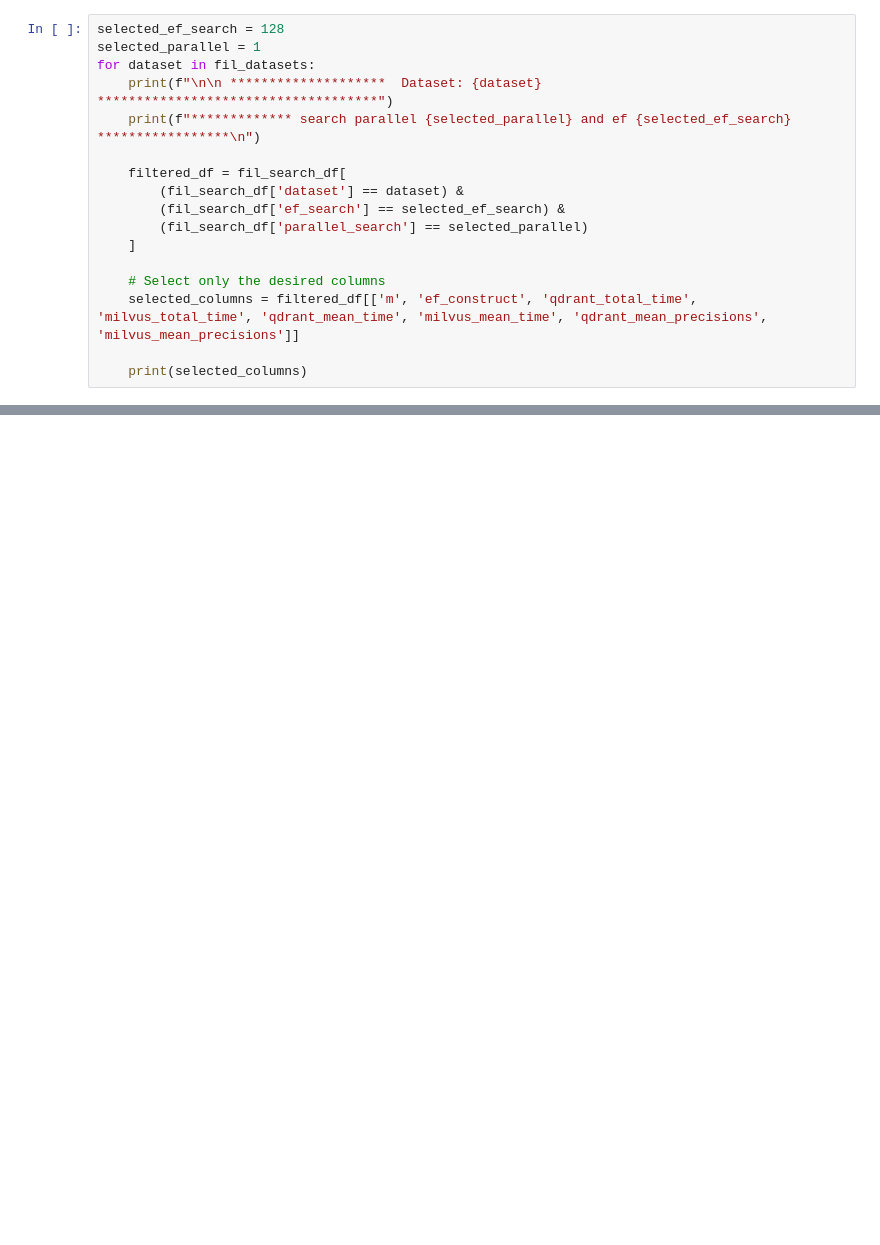
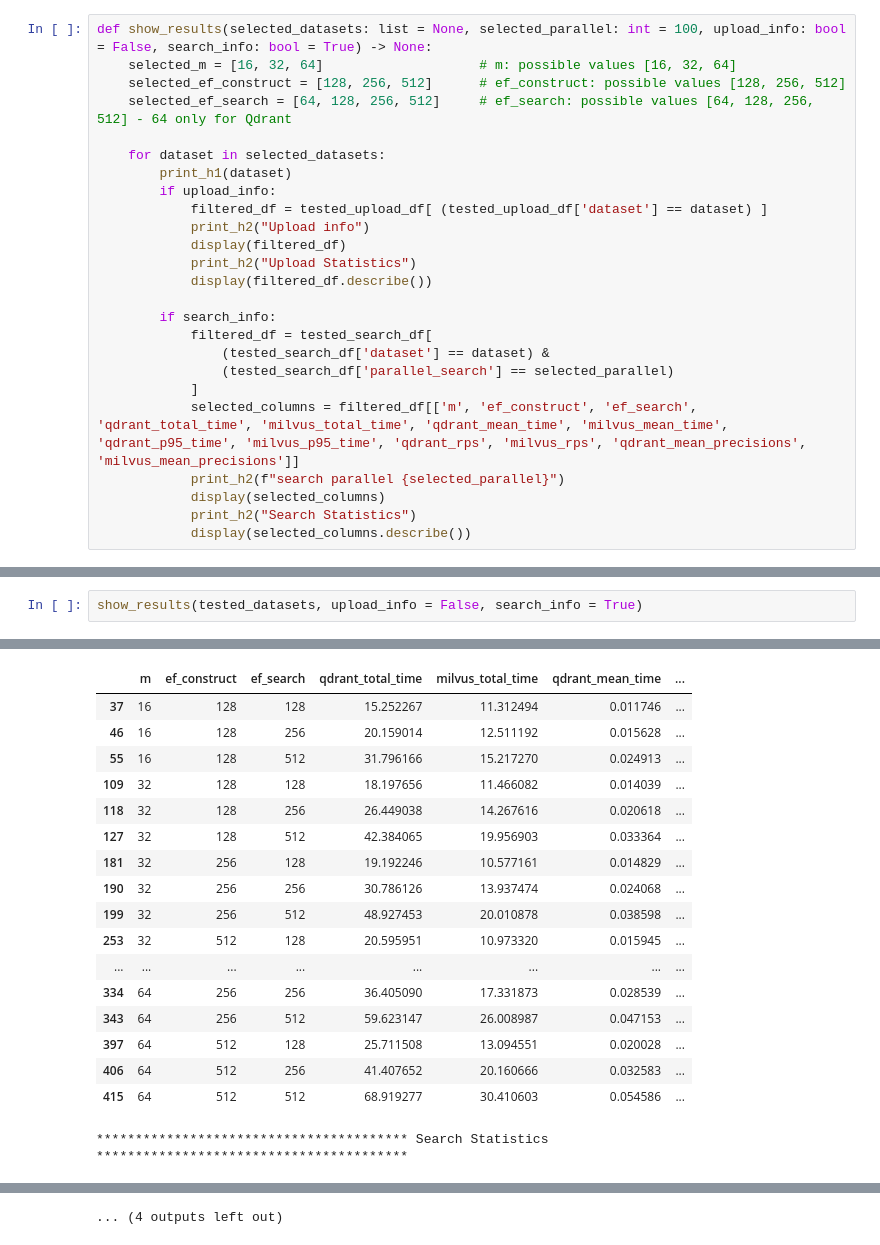
Before and after one commit to ntua-el20069/ADIS-vector-db-benchmark, a Jupyter notebook: results/analysis.ipynb, the cells around one changed output, grey strips where cells are left out. Cells and saved outputs as stored; diff of their text form; blank space fills up the shorter version.

```diff
--- a/results/analysis.ipynb
+++ b/results/analysis.ipynb
@@ -84,17 +246,25 @@ for dataset in fil_datasets:
 # %%
-selected_ef_search = 128
-selected_parallel = 1
-for dataset in fil_datasets:
-    print(f"\n\n ********************  Dataset: {dataset}  ************************************")
-    print(f"************* search parallel {selected_parallel} and ef {selected_ef_search} *****************\n")
+def show_results(selected_datasets: list = None, selected_parallel: int = 100, upload_info: bool = False, search_info: bool = True) -> None:
+    selected_m = [16, 32, 64]                    # m: possible values [16, 32, 64]
+    selected_ef_construct = [128, 256, 512]      # ef_construct: possible values [128, 256, 512]
+    selected_ef_search = [64, 128, 256, 512]     # ef_search: possible values [64, 128, 256, 512] - 64 only for Qdrant
 
-    filtered_df = fil_search_df[
-        (fil_search_df['dataset'] == dataset) &
-        (fil_search_df['ef_search'] == selected_ef_search) &
-        (fil_search_df['parallel_search'] == selected_parallel)
-    ]
+    for dataset in selected_datasets:
+        print_h1(dataset)
+        if upload_info:
+            filtered_df = tested_upload_df[ (tested_upload_df['dataset'] == dataset) ]
+            print_h2("Upload info")
+            display(filtered_df)
+            print_h2("Upload Statistics")
+            display(filtered_df.describe())
 
-    # Select only the desired columns
-    selected_columns = filtered_df[['m', 'ef_construct', 'qdrant_total_time', 'milvus_total_time', 'qdrant_mean_time', 'milvus_mean_time', 'qdrant_mean_precisions', 'milvus_mean_precisions']]
-
-    print(selected_columns)
+        if search_info:
+            filtered_df = tested_search_df[
+                (tested_search_df['dataset'] == dataset) &
+                (tested_search_df['parallel_search'] == selected_parallel)
+            ]
+            selected_columns = filtered_df[['m', 'ef_construct', 'ef_search', 'qdrant_total_time', 'milvus_total_time', 'qdrant_mean_time', 'milvus_mean_time', 'qdrant_p95_time', 'milvus_p95_time', 'qdrant_rps', 'milvus_rps', 'qdrant_mean_precisions', 'milvus_mean_precisions']]
+            print_h2(f"search parallel {selected_parallel}")
+            display(selected_columns)
+            print_h2("Search Statistics")
+            display(selected_columns.describe())
@@ -118,0 +348,3 @@ for dataset in fil_datasets:
+# %%
+show_results(tested_datasets, upload_info = False, search_info = True)
+# %% [output]
@@ -118,0 +357,18 @@ for dataset in fil_datasets:
+|  | m | ef_construct | ef_search | qdrant_total_time | milvus_total_time | qdrant_mean_time | ... |
+| 37 | 16 | 128 | 128 | 15.252267 | 11.312494 | 0.011746 | ... |
+| 46 | 16 | 128 | 256 | 20.159014 | 12.511192 | 0.015628 | ... |
+| 55 | 16 | 128 | 512 | 31.796166 | 15.217270 | 0.024913 | ... |
+| 109 | 32 | 128 | 128 | 18.197656 | 11.466082 | 0.014039 | ... |
+| 118 | 32 | 128 | 256 | 26.449038 | 14.267616 | 0.020618 | ... |
+| 127 | 32 | 128 | 512 | 42.384065 | 19.956903 | 0.033364 | ... |
+| 181 | 32 | 256 | 128 | 19.192246 | 10.577161 | 0.014829 | ... |
+| 190 | 32 | 256 | 256 | 30.786126 | 13.937474 | 0.024068 | ... |
+| 199 | 32 | 256 | 512 | 48.927453 | 20.010878 | 0.038598 | ... |
+| 253 | 32 | 512 | 128 | 20.595951 | 10.973320 | 0.015945 | ... |
+| ... | ... | ... | ... | ... | ... | ... | ... |
+| 334 | 64 | 256 | 256 | 36.405090 | 17.331873 | 0.028539 | ... |
+| 343 | 64 | 256 | 512 | 59.623147 | 26.008987 | 0.047153 | ... |
+| 397 | 64 | 512 | 128 | 25.711508 | 13.094551 | 0.020028 | ... |
+| 406 | 64 | 512 | 256 | 41.407652 | 20.160666 | 0.032583 | ... |
+| 415 | 64 | 512 | 512 | 68.919277 | 30.410603 | 0.054586 | ... |
+**************************************** Search Statistics ****************************************
@@ -118,0 +450 @@ for dataset in fil_datasets:
+... (4 outputs left out)
```
Also changed, not shown: parts of 27 cells of this notebook, 1 other file.
